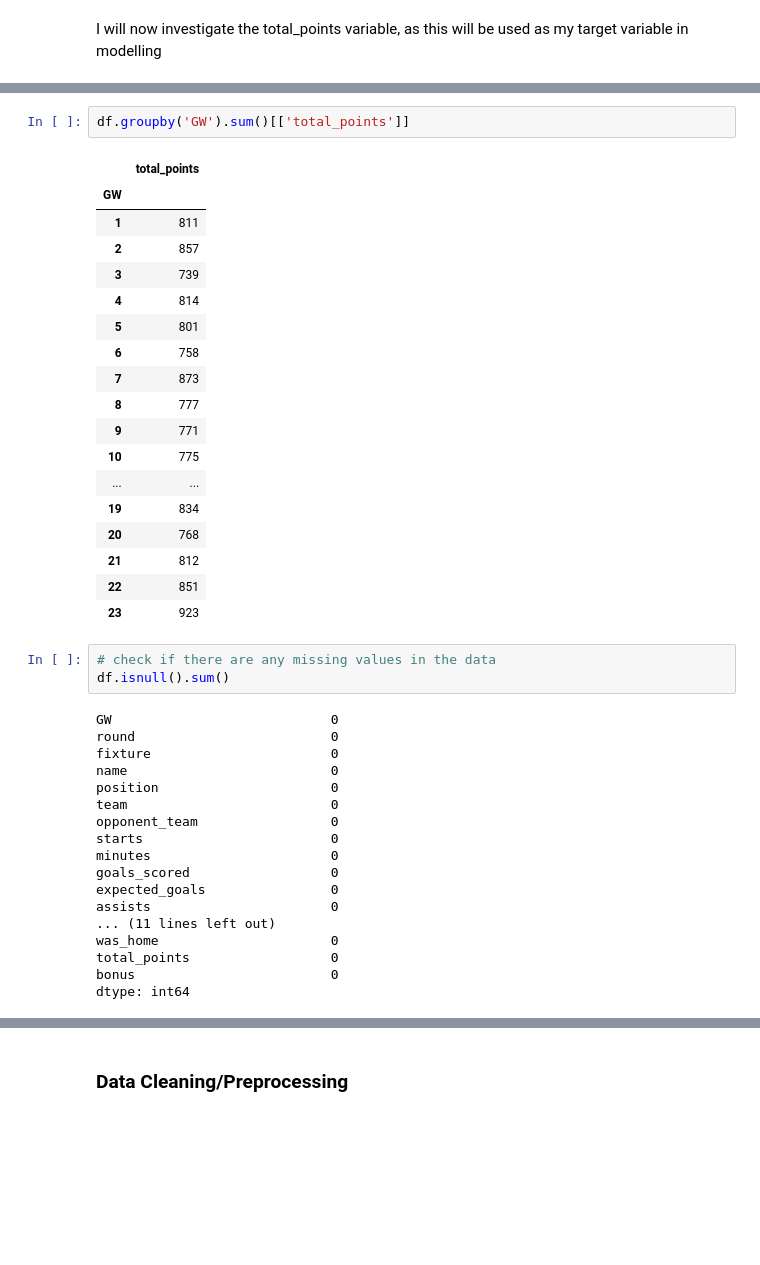
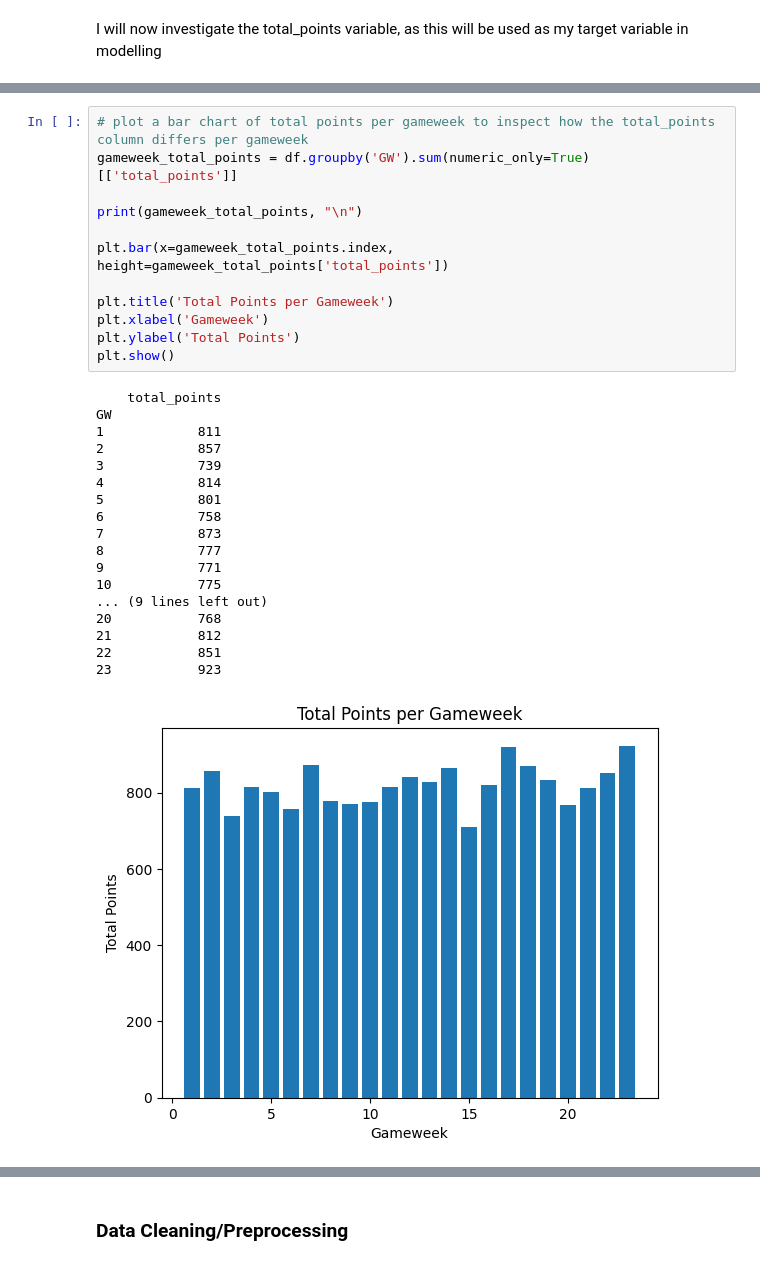
Before and after one commit to mattfurey1/fpl_points_predictor, a Jupyter notebook: project.ipynb, the cells around one changed output, grey strips where cells are left out. Saved outputs shown, nothing was run; the diff lists cells and outputs as text; blank space fills up the shorter version.

```diff
--- a/project.ipynb
+++ b/project.ipynb
@@ -176,45 +202,34 @@ df.groupby(['name', 'team']).sum()[['total_points']].sort_values(by='total_point
 | Matheus Santos Carneiro Da Cunha | Wolves | 116 |
 | Ollie Watkins | Aston Villa | 115 |
 | Bukayo Saka | Arsenal | 107 |
-# %%
-df.groupby('GW').sum()[['total_points']]
-# %% [output]
-|  | total_points |
-| GW |  |
-| 1 | 811 |
-| 2 | 857 |
-| 3 | 739 |
-| 4 | 814 |
-| 5 | 801 |
-| 6 | 758 |
-| 7 | 873 |
-| 8 | 777 |
-| 9 | 771 |
-| 10 | 775 |
-| ... | ... |
-| 19 | 834 |
-| 20 | 768 |
-| 21 | 812 |
-| 22 | 851 |
-| 23 | 923 |
-# %%
-# check if there are any missing values in the data
-df.isnull().sum()
-# %% [output]
-GW                            0
-round                         0
-fixture                       0
-name                          0
-position                      0
-team                          0
-opponent_team                 0
-starts                        0
-minutes                       0
-goals_scored                  0
-expected_goals                0
-assists                       0
-... (11 lines left out)
-was_home                      0
-total_points                  0
-bonus                         0
-dtype: int64
+# %%
+# plot a bar chart of total points per gameweek to inspect how the total_points column differs per gameweek
+gameweek_total_points = df.groupby('GW').sum(numeric_only=True)[['total_points']]
+
+print(gameweek_total_points, "\n")
+
+plt.bar(x=gameweek_total_points.index, height=gameweek_total_points['total_points'])
+
+plt.title('Total Points per Gameweek')
+plt.xlabel('Gameweek')
+plt.ylabel('Total Points')
+plt.show()
+# %% [output]
+    total_points
+GW
+1            811
+2            857
+3            739
+4            814
+5            801
+6            758
+7            873
+8            777
+9            771
+10           775
+... (9 lines left out)
+20           768
+21           812
+22           851
+23           923
+[figure, added]
```
Also changed, not shown: parts of 14 cells of this notebook.
